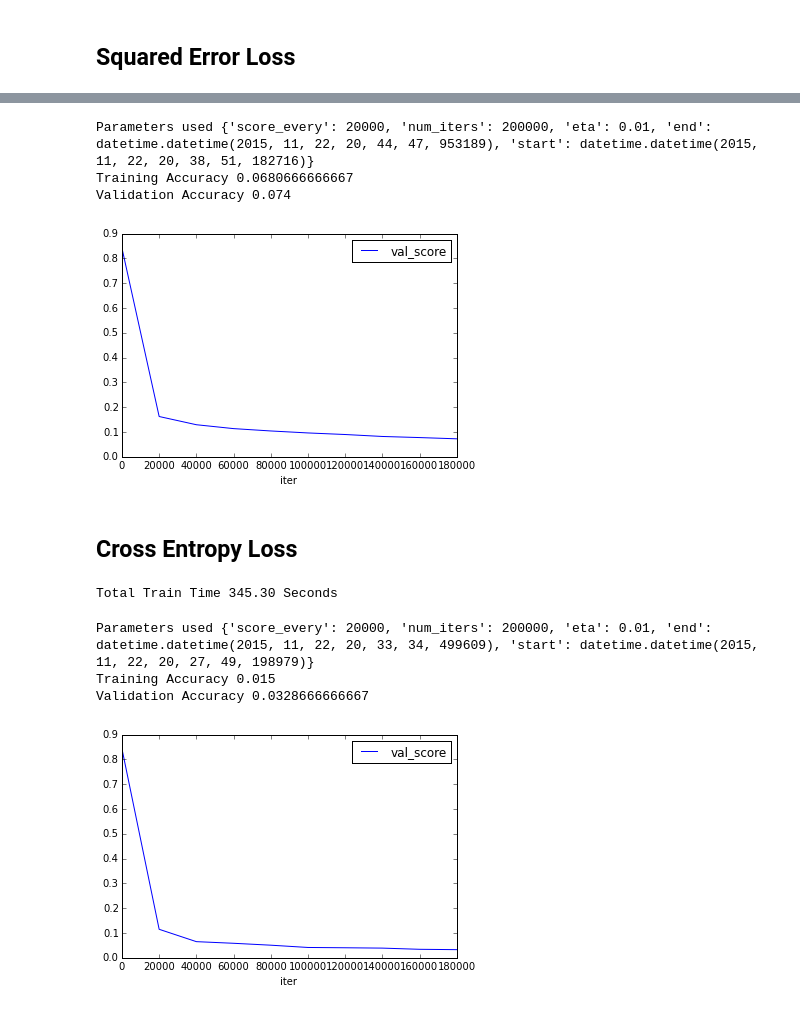
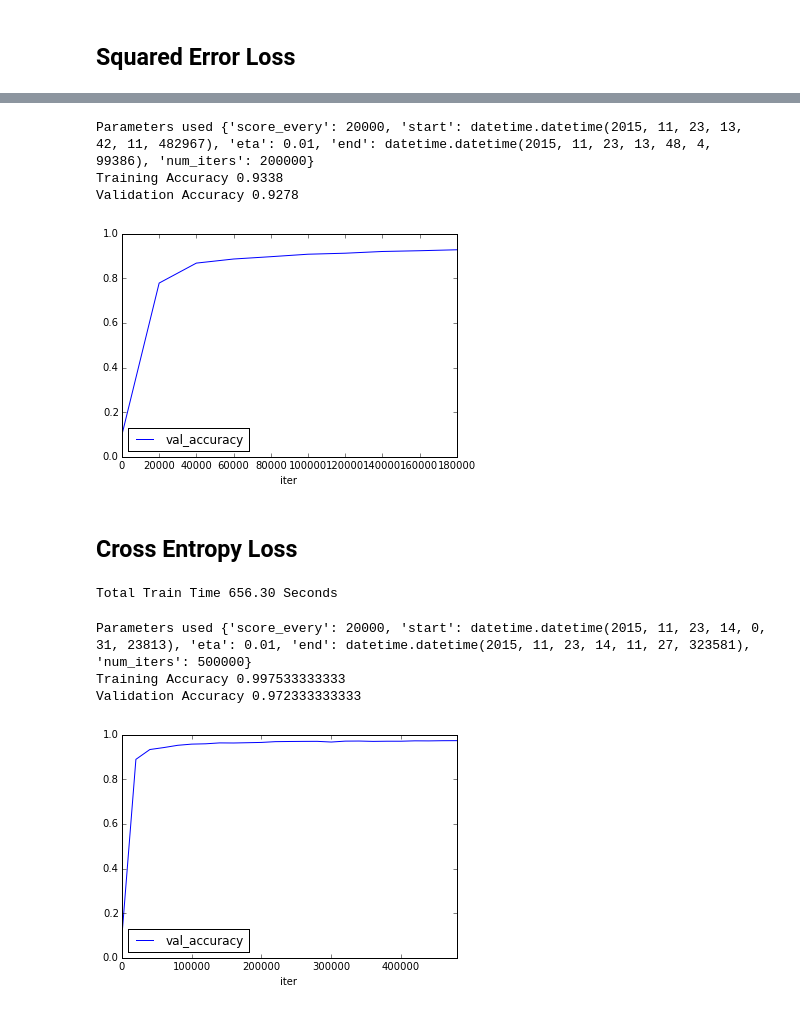
Before and after one commit to bllchmbrs/ml289, a Jupyter notebook: hw6/hw6-25912237.ipynb, the cells around one changed output, grey strips where cells are left out. Cells and saved outputs as stored; diff of their text form; code cells hidden in the pictures.

```diff
--- a/hw6/hw6-25912237.ipynb
+++ b/hw6/hw6-25912237.ipynb
@@ -161,13 +166,13 @@ Total Train Time 356.77 Seconds
 # %%
 print("Parameters used", nn.train_params)
-nn.resulting_scores()[['val_score', 'iter']].plot(x='iter')
+nn.resulting_scores()[['val_accuracy', 'iter']].plot(x='iter')
 print("Training Accuracy", nn.score(X,y)/len(X))
 print("Validation Accuracy", nn.score(XVal,yVal)/len(XVal))
 # %% [output]
-Parameters used {'score_every': 20000, 'num_iters': 200000, 'eta': 0.01, 'end': datetime.datetime(2015, 11, 22, 20, 44, 47, 953189), 'start': datetime.datetime(2015, 11, 22, 20, 38, 51, 182716)}
-Training Accuracy 0.0680666666667
-Validation Accuracy 0.074
+Parameters used {'score_every': 20000, 'start': datetime.datetime(2015, 11, 23, 13, 42, 11, 482967), 'eta': 0.01, 'end': datetime.datetime(2015, 11, 23, 13, 48, 4, 99386), 'num_iters': 200000}
+Training Accuracy 0.9338
+Validation Accuracy 0.9278
-[figure, old version]
+[figure, new version]
 # %% [markdown]
 ## Cross Entropy Loss
 # %%
@@ -180,19 +185,19 @@ layer1 = neuralnet.Layer((input_dim, hl_size), t, t_prime)
 layer2 = neuralnet.OutputLayer((hl_size, output_dim), g, g_prime)
 
 nn = neuralnet.NeuralNet(layer1, layer2, cross_ent, cross_ent_prime)
-nn.train(X, y, num_iters=200000, score_every=20000, eta=0.01, XVal=XVal, yVal=yVal)
+nn.train(X, y, num_iters=500000, score_every=20000, eta=0.01, XVal=XVal, yVal=yVal)
 # %% [output]
-Total Train Time 345.30 Seconds
+Total Train Time 656.30 Seconds
 # %%
 print("Parameters used", nn.train_params)
-nn.resulting_scores()[['val_score', 'iter']].plot(x='iter')
+nn.resulting_scores()[['val_accuracy', 'iter']].plot(x='iter')
 print("Training Accuracy", nn.score(X,y)/len(X))
 print("Validation Accuracy", nn.score(XVal,yVal)/len(XVal))
 # %% [output]
-Parameters used {'score_every': 20000, 'num_iters': 200000, 'eta': 0.01, 'end': datetime.datetime(2015, 11, 22, 20, 33, 34, 499609), 'start': datetime.datetime(2015, 11, 22, 20, 27, 49, 198979)}
-Training Accuracy 0.015
-Validation Accuracy 0.0328666666667
+Parameters used {'score_every': 20000, 'start': datetime.datetime(2015, 11, 23, 14, 0, 31, 23813), 'eta': 0.01, 'end': datetime.datetime(2015, 11, 23, 14, 11, 27, 323581), 'num_iters': 500000}
+Training Accuracy 0.997533333333
+Validation Accuracy 0.972333333333
-[figure, old version]
+[figure, new version]
 # %%
 kaggleTest = loader.load_test_data()
 preds = nn.predict(kaggleTest)
```
Also changed, not shown: parts of 6 cells of this notebook, 1 other file.
